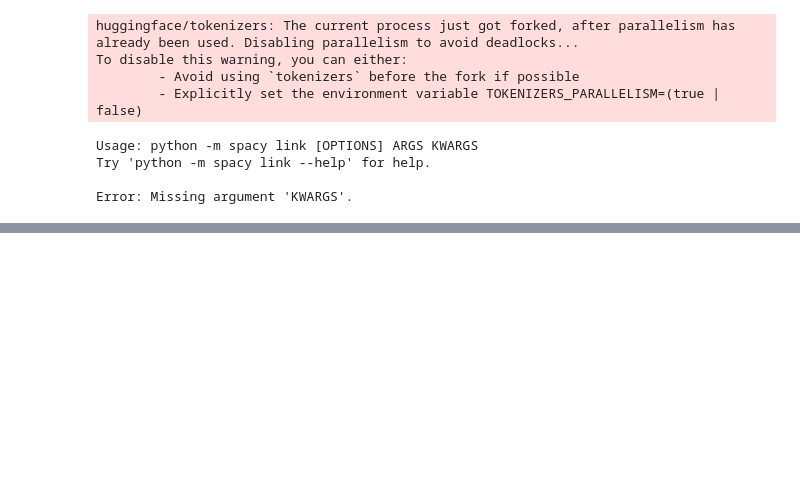
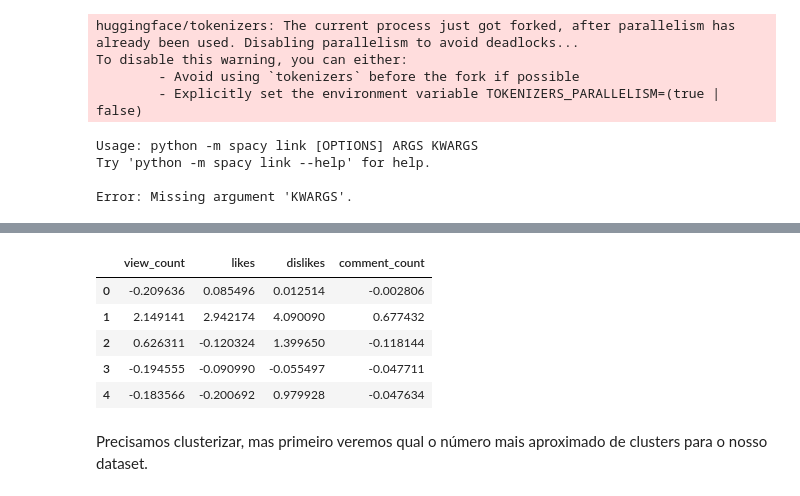
Before and after one commit to aicha0k/Trabalho-de-an-lise-de-dados, a Jupyter notebook: main.ipynb, the cells around one changed output, grey strips where cells are left out. Cells and saved outputs as stored; diff of their text form; code cells hidden in the pictures; blank space fills up the shorter version.

Commit message:
comeco de clusterizaçao

```diff
--- a/main.ipynb
+++ b/main.ipynb
@@ -508,3 +520,32 @@ data_br.head(10)
+# %%
+# usando a coluna tags_embedding e category_name para classificar os videos
+# vamos usar o KMeans para agrupar os videos em 5 grupos
+# primeiro vamos transformar a coluna tags_embedding em um array
+
+from sklearn.cluster import KMeans
+from sklearn.decomposition import PCA
+from sklearn.preprocessing import StandardScaler
+
+df_copy = data_br.copy()
+deleting_cols = ['comments_disabled', 'ratings_disabled', 'published_time', 'trending_weekday'] # removendo colunas que nao agregariam na nossa analise
+df_copy.drop(columns=deleting_cols, inplace=True, errors='ignore')
+
+
+my_scaler = StandardScaler()
+my_scaler.fit(df_copy[['view_count', 'likes', 'dislikes', 'comment_count']])
+scaled_df = pd.DataFrame(my_scaler.transform(df_copy[['view_count', 'likes', 'dislikes', 'comment_count']]), columns=['view_count', 'likes', 'dislikes', 'comment_count'])
+scaled_df.head()
+# embeddings_array = np.array(data_br['tags_embedding'].tolist())
+# print('Tamanho do array de embeddings: ', embeddings_array.shape)
+# %% [output]
+|  | view_count | likes | dislikes | comment_count |
+| 0 | -0.209636 | 0.085496 | 0.012514 | -0.002806 |
+| 1 | 2.149141 | 2.942174 | 4.090090 | 0.677432 |
+| 2 | 0.626311 | -0.120324 | 1.399650 | -0.118144 |
+| 3 | -0.194555 | -0.090990 | -0.055497 | -0.047711 |
+| 4 | -0.183566 | -0.200692 | 0.979928 | -0.047634 |
+# %% [markdown]
+Precisamos clusterizar, mas primeiro veremos qual o número mais aproximado de clusters para o nosso dataset.
 # %%
 # embedding_model = SentenceTransformer('bert-base-nli-mean-tokens')
 # title_embeddings = transform_to_embeddings(data_br, 'title', embedding_model)
```
Also changed, not shown: parts of 7 cells of this notebook.
